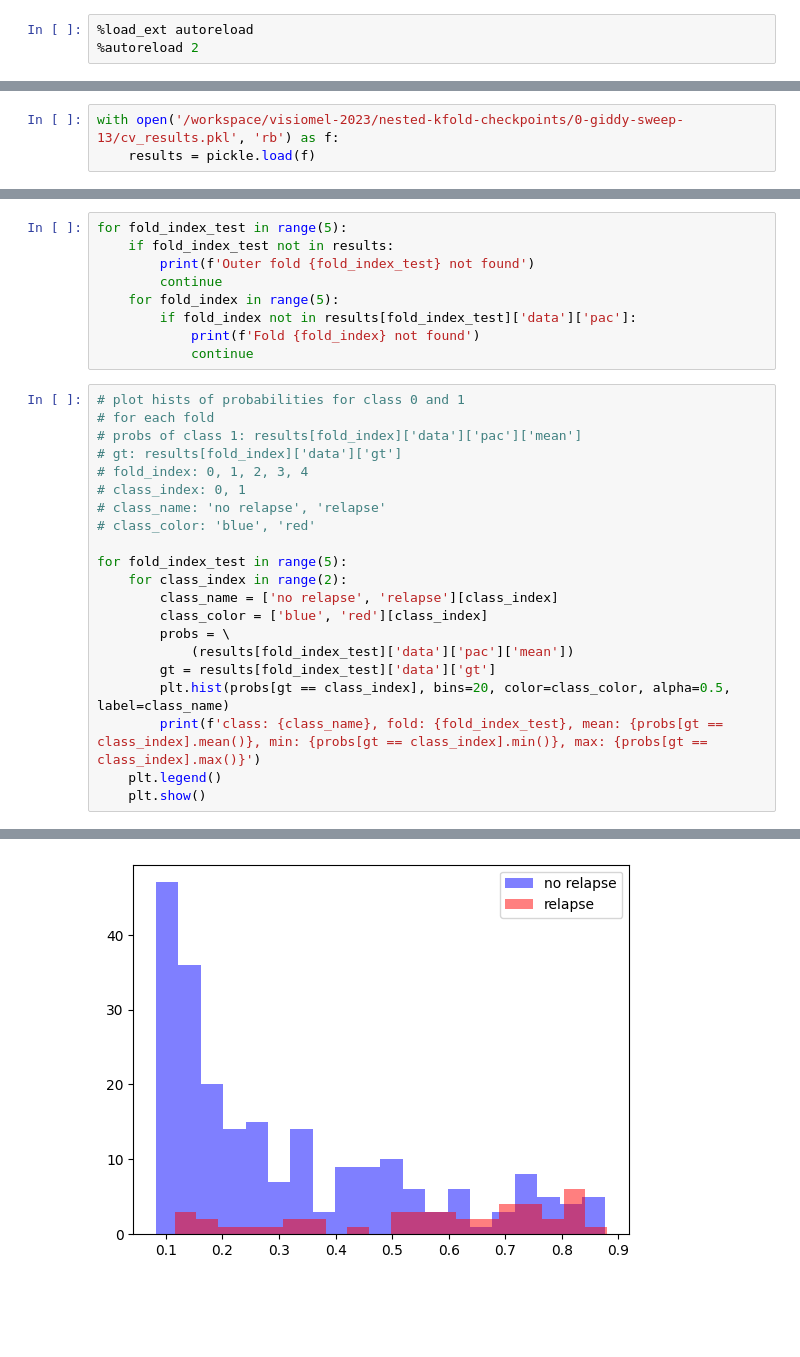
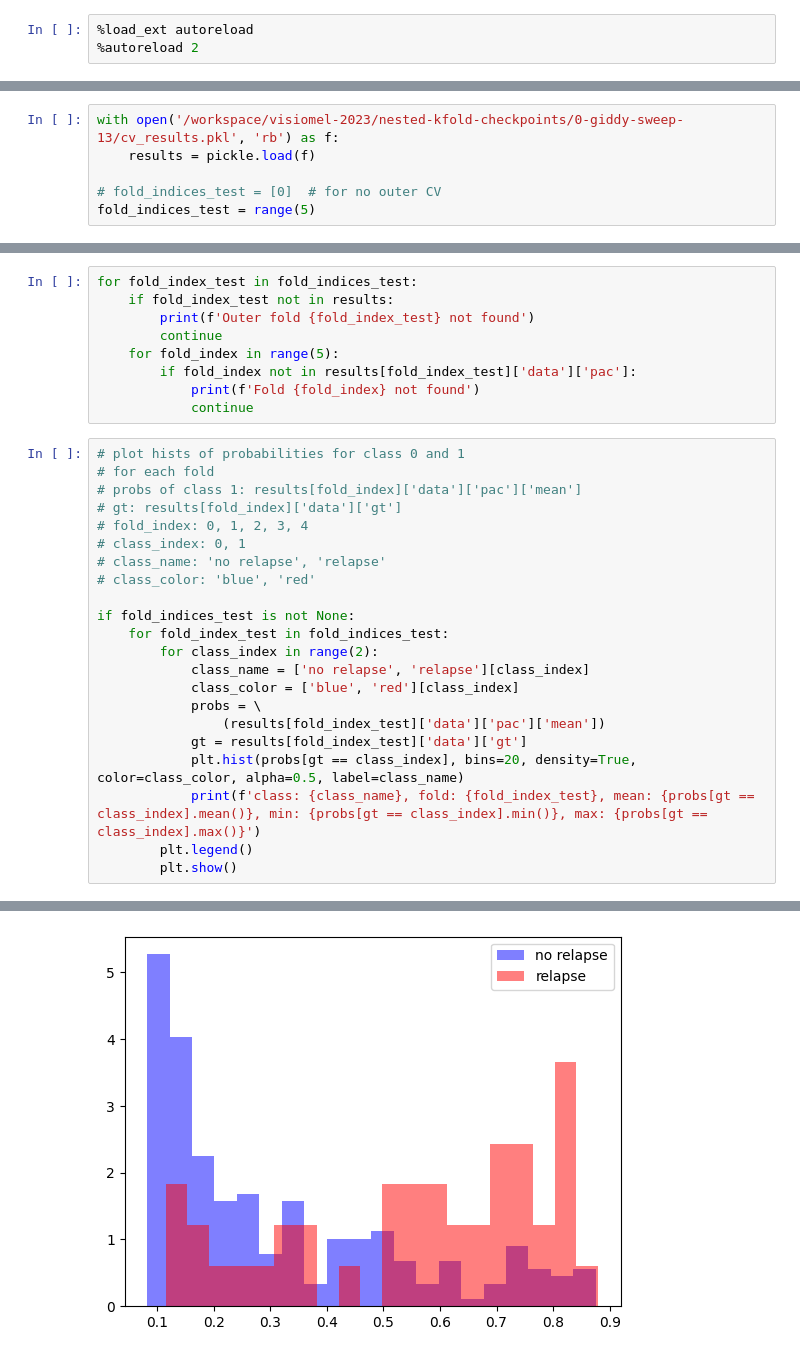
Before and after one commit to mkotyushev/visiomel-2023, a Jupyter notebook: src/notebooks/plot_nested_cv_results.ipynb, the cells around one changed output, grey strips where cells are left out. Saved outputs shown, nothing was run; the diff lists cells and outputs as text; blank space fills up the shorter version.

```diff
--- a/src/notebooks/plot_nested_cv_results.ipynb
+++ b/src/notebooks/plot_nested_cv_results.ipynb
@@ -8,3 +9,6 @@ import matplotlib.pyplot as plt
 # %%
 with open('/workspace/visiomel-2023/nested-kfold-checkpoints/0-giddy-sweep-13/cv_results.pkl', 'rb') as f:
     results = pickle.load(f)
+
+# fold_indices_test = [0]  # for no outer CV
+fold_indices_test = range(5)
@@ -11,5 +35,5 @@ with open('/workspace/visiomel-2023/nested-kfold-checkpoints/0-giddy-sweep-13/cv
 # %%
-for fold_index_test in range(5):
+for fold_index_test in fold_indices_test:
     if fold_index_test not in results:
         print(f'Outer fold {fold_index_test} not found')
         continue
@@ -27,17 +51,18 @@ for fold_index_test in range(5):
 # class_name: 'no relapse', 'relapse'
 # class_color: 'blue', 'red'
 
-for fold_index_test in range(5):
-    for class_index in range(2):
-        class_name = ['no relapse', 'relapse'][class_index]
-        class_color = ['blue', 'red'][class_index]
-        probs = \
-            (results[fold_index_test]['data']['pac']['mean'])
-        gt = results[fold_index_test]['data']['gt']
-        plt.hist(probs[gt == class_index], bins=20, color=class_color, alpha=0.5, label=class_name)
-        print(f'class: {class_name}, fold: {fold_index_test}, mean: {probs[gt == class_index].mean()}, min: {probs[gt == class_index].min()}, max: {probs[gt == class_index].max()}')
-    plt.legend()
-    plt.show()
+if fold_indices_test is not None:
+    for fold_index_test in fold_indices_test:
+        for class_index in range(2):
+            class_name = ['no relapse', 'relapse'][class_index]
+            class_color = ['blue', 'red'][class_index]
+            probs = \
+                (results[fold_index_test]['data']['pac']['mean'])
+            gt = results[fold_index_test]['data']['gt']
+            plt.hist(probs[gt == class_index], bins=20, density=True, color=class_color, alpha=0.5, label=class_name)
+            print(f'class: {class_name}, fold: {fold_index_test}, mean: {probs[gt == class_index].mean()}, min: {probs[gt == class_index].min()}, max: {probs[gt == class_index].max()}')
+        plt.legend()
+        plt.show()
 # %% [output]
 class: no relapse, fold: 0, mean: 0.26727139949798584, min: 0.09942630678415298, max: 0.8556890487670898
 class: relapse, fold: 0, mean: 0.5079376101493835, min: 0.11550810188055038, max: 0.8499826192855835
@@ -45,5 +70,5 @@ class: relapse, fold: 0, mean: 0.5079376101493835, min: 0.11550810188055038, max
 class: no relapse, fold: 1, mean: 0.3120577335357666, min: 0.08224377781152725, max: 0.8754751086235046
 class: relapse, fold: 1, mean: 0.5591122508049011, min: 0.11529441922903061, max: 0.8794881701469421
-[figure, old version]
+[figure, new version]
 class: no relapse, fold: 2, mean: 0.27608728408813477, min: 0.04927805811166763, max: 0.8852384686470032
 class: relapse, fold: 2, mean: 0.5256195068359375, min: 0.05844050645828247, max: 0.8984384536743164
```
Also changed, not shown: parts of 9 cells of this notebook.
